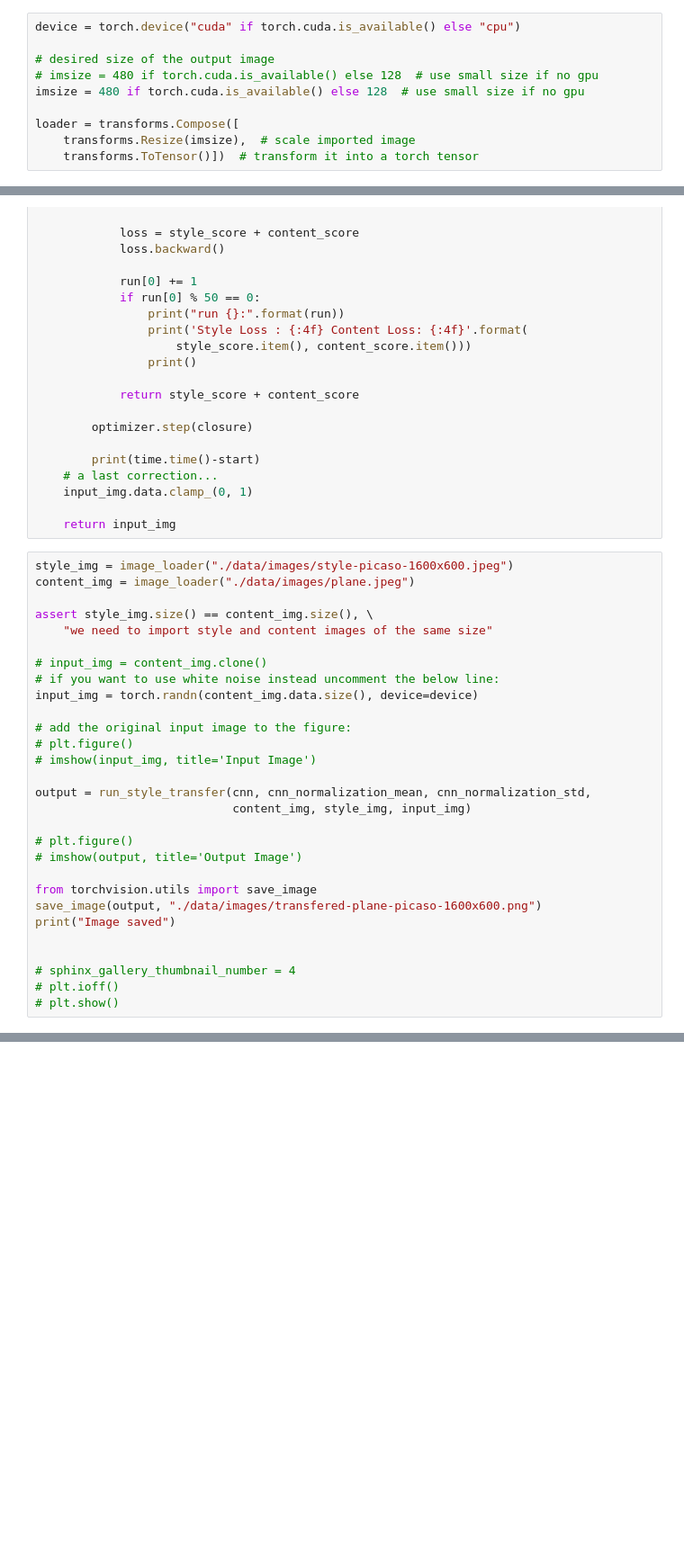
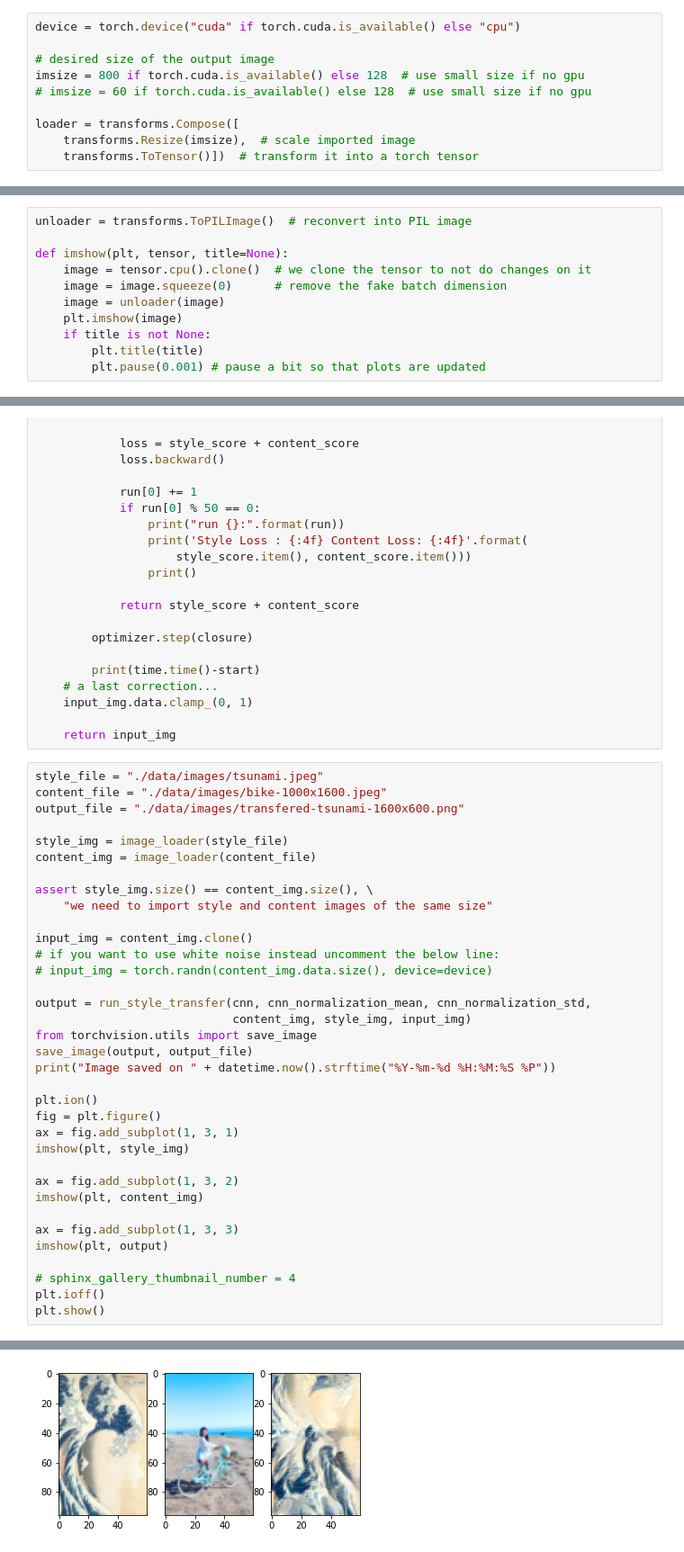
Before and after one commit to UncoolAsianDad/nst, a Jupyter notebook: nst.ipynb, the cells around one changed output, grey strips where cells are left out. Shown: that part at 90% size. Cells and saved outputs as stored; diff of their text form; blank space fills up the shorter version.

Commit message:
Lining up the images plotting into a single row

```diff
--- a/nst.ipynb
+++ b/nst.ipynb
@@ -18,8 +19,8 @@ import copy
 device = torch.device("cuda" if torch.cuda.is_available() else "cpu")
 
 # desired size of the output image
-# imsize = 480 if torch.cuda.is_available() else 128  # use small size if no gpu
-imsize = 480 if torch.cuda.is_available() else 128  # use small size if no gpu
+imsize = 800 if torch.cuda.is_available() else 128  # use small size if no gpu
+# imsize = 60 if torch.cuda.is_available() else 128  # use small size if no gpu
 
 loader = transforms.Compose([
     transforms.Resize(imsize),  # scale imported image
@@ -53,3 +34,14 @@ def imshow(tensor, title=None):
+# %%
+unloader = transforms.ToPILImage()  # reconvert into PIL image
+
+def imshow(plt, tensor, title=None):
+    image = tensor.cpu().clone()  # we clone the tensor to not do changes on it
+    image = image.squeeze(0)      # remove the fake batch dimension
+    image = unloader(image)
+    plt.imshow(image)
+    if title is not None:
+        plt.title(title)
+        plt.pause(0.001) # pause a bit so that plots are updated
 # %%
 class ContentLoss(nn.Module):
 
@@ -230,32 +222,38 @@ def run_style_transfer(cnn, normalization_mean, normalization_std,
 
     return input_img
 # %%
-style_img = image_loader("./data/images/style-picaso-1600x600.jpeg")
-content_img = image_loader("./data/images/plane.jpeg")
+style_file = "./data/images/tsunami.jpeg"
+content_file = "./data/images/bike-1000x1600.jpeg"
+output_file = "./data/images/transfered-tsunami-1600x600.png"
+
+style_img = image_loader(style_file)
+content_img = image_loader(content_file)
 
 assert style_img.size() == content_img.size(), \
     "we need to import style and content images of the same size"
 
-# input_img = content_img.clone()
+input_img = content_img.clone()
 # if you want to use white noise instead uncomment the below line:
-input_img = torch.randn(content_img.data.size(), device=device)
-
-# add the original input image to the figure:
-# plt.figure()
-# imshow(input_img, title='Input Image')
+# input_img = torch.randn(content_img.data.size(), device=device)
 
 output = run_style_transfer(cnn, cnn_normalization_mean, cnn_normalization_std,
                             content_img, style_img, input_img)
+from torchvision.utils import save_image
+save_image(output, output_file)
+print("Image saved on " + datetime.now().strftime("%Y-%m-%d %H:%M:%S %P"))
 
-# plt.figure()
-# imshow(output, title='Output Image')
+plt.ion()
+fig = plt.figure()
+ax = fig.add_subplot(1, 3, 1)
+imshow(plt, style_img)
 
-from torchvision.utils import save_image
-save_image(output, "./data/images/transfered-plane-picaso-1600x600.png")
-print("Image saved")
+ax = fig.add_subplot(1, 3, 2)
+imshow(plt, content_img)
 
+ax = fig.add_subplot(1, 3, 3)
+imshow(plt, output)
 
 # sphinx_gallery_thumbnail_number = 4
-# plt.ioff()
-# plt.show()
+plt.ioff()
+plt.show()
 # %% [output]
@@ -262,0 +278 @@ FileNotFoundError: [Errno 2] No such file or directory: './data/images/style-pic
+[figure, added]
```
Also changed, not shown: parts of 4 cells of this notebook.
